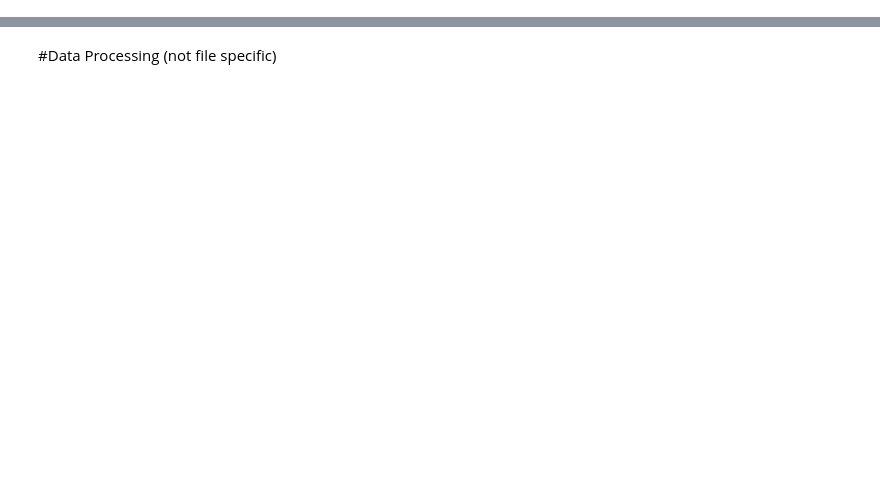
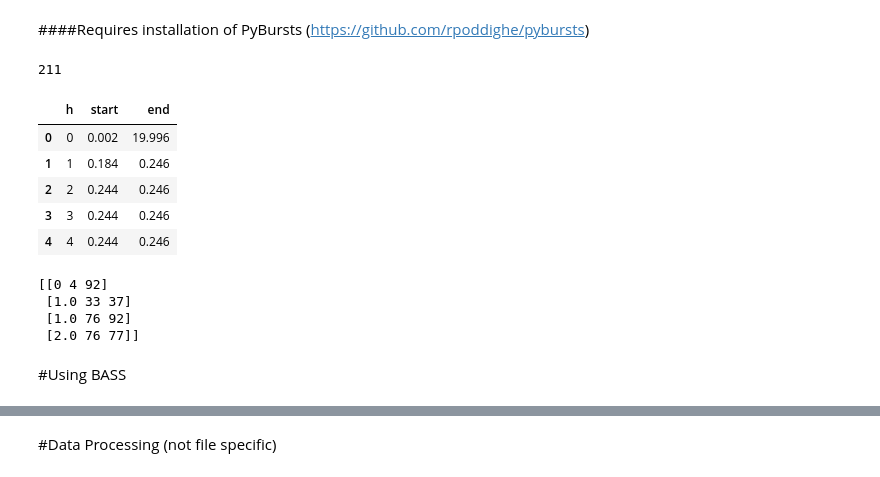
Before and after one commit to drcgw/IPython-Big-Data, a Jupyter notebook: Project-2/Big Data P2.ipynb, the cells around one changed output, grey strips where cells are left out. Drawn from its saved outputs; the diff is of its cells as text; code cells hidden in the pictures; blank space fills up the shorter version.

```diff
--- a/Project-2/Big Data P2.ipynb
+++ b/Project-2/Big Data P2.ipynb
@@ -2,0 +218,20 @@
+# %% [markdown]
+####Requires installation of PyBursts (https://github.com/rpoddighe/pybursts)
+# %%
+import pybursts
+#this doesn't group entire QRST complex, but it does seem to get the QRS complex pretty well (h =1)
+
+bursts = pybursts.kleinberg(combined.t, s=2, gamma=.001)
+#print bursts
+#b = [i[1:] for i in bursts]
+bursts_df =  pd.DataFrame(data = bursts, index = range(len(bursts)), columns=['h','start','end'])
+print len(bursts_df)
+bursts_df.head()
+# %% [output]
+211
+|  | h | start | end |
+| 0 | 0 | 0.002 | 19.996 |
+| 1 | 1 | 0.184 | 0.246 |
+| 2 | 2 | 0.244 | 0.246 |
+| 3 | 3 | 0.244 | 0.246 |
+| 4 | 4 | 0.244 | 0.246 |
@@ -3,3 +262,15 @@
+# %%
+import pybursts
+
+offsets = [4, 17, 23, 27, 33, 35, 37, 76, 77, 82, 84, 88, 90, 92]
+print pybursts.kleinberg(offsets, s=2, gamma=0.1)
+# %% [output]
+[[0 4 92]
+ [1.0 33 37]
+ [1.0 76 92]
+ [2.0 76 77]]
+# %% [markdown]
+#Using BASS
 # %%
 #provide directory in which BASS is located
 bass_folder_loc = '/Users/morganfine-morris/Documents/Repos/bass'
```
Also changed, not shown: parts of 19 cells of this notebook.
